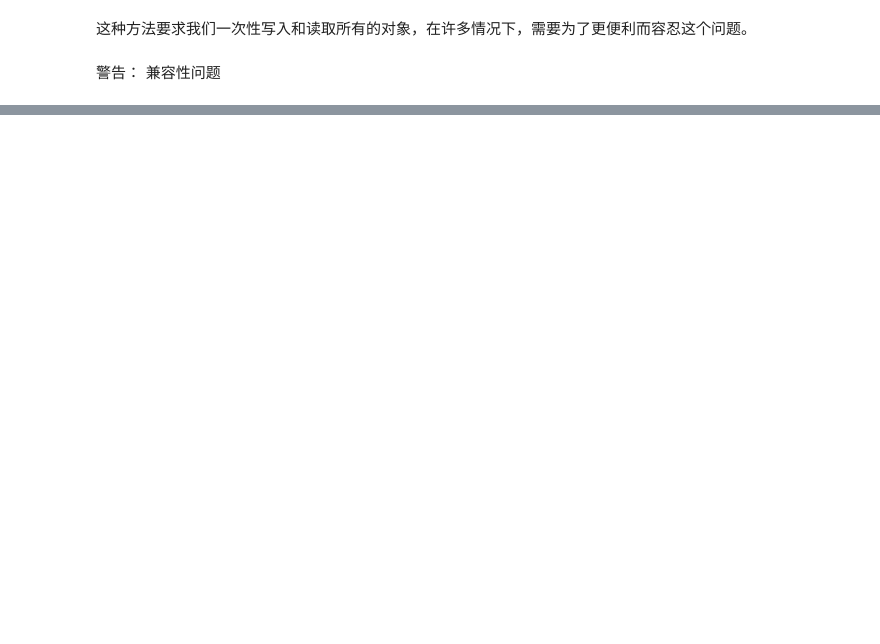
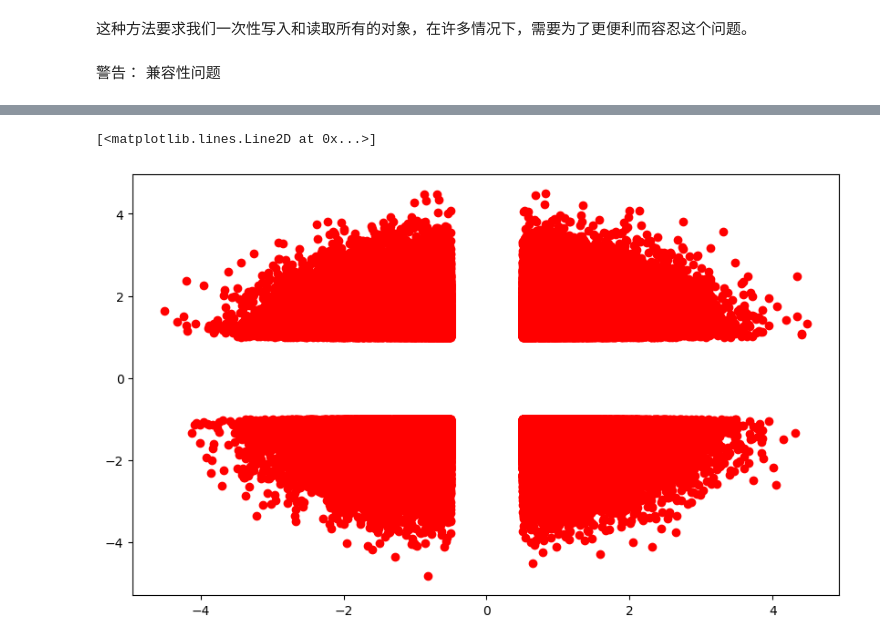
Before and after one commit to JPL-JUNO/Data-Analysis-and-Science, a Jupyter notebook: P4F/Ch09_IO.ipynb, the cells around one changed output, grey strips where cells are left out. Saved outputs shown, nothing was run; the diff lists cells and outputs as text; code cells hidden in the pictures; blank space fills up the shorter version.

```diff
--- a/P4F/Ch09_IO.ipynb
+++ b/P4F/Ch09_IO.ipynb
@@ -103,0 +375,3 @@ y [ 6.22017519 16.06031157  3.95945789  0.66340937]
+# %%
+data = np.random.standard_normal((1_000_000, 5)).round(4)
+data[:3]
@@ -103,0 +455,4 @@ y [ 6.22017519 16.06031157  3.95945789  0.66340937]
+# %%
+%%time
+q = '(No1 < -.5 | No1 > .5) & (No2 < -1 | No2 > 1)'
+res = data[['No1', 'No2']].query(q)
@@ -103,0 +462,6 @@ y [ 6.22017519 16.06031157  3.95945789  0.66340937]
+# %%
+plt.figure()
+plt.plot(res['No1'], res['No2'], 'ro')
+# %% [output]
+[<matplotlib.lines.Line2D at 0x...>]
+[figure, added]
```
Also changed, not shown: parts of 85 cells of this notebook, 3 other files.
